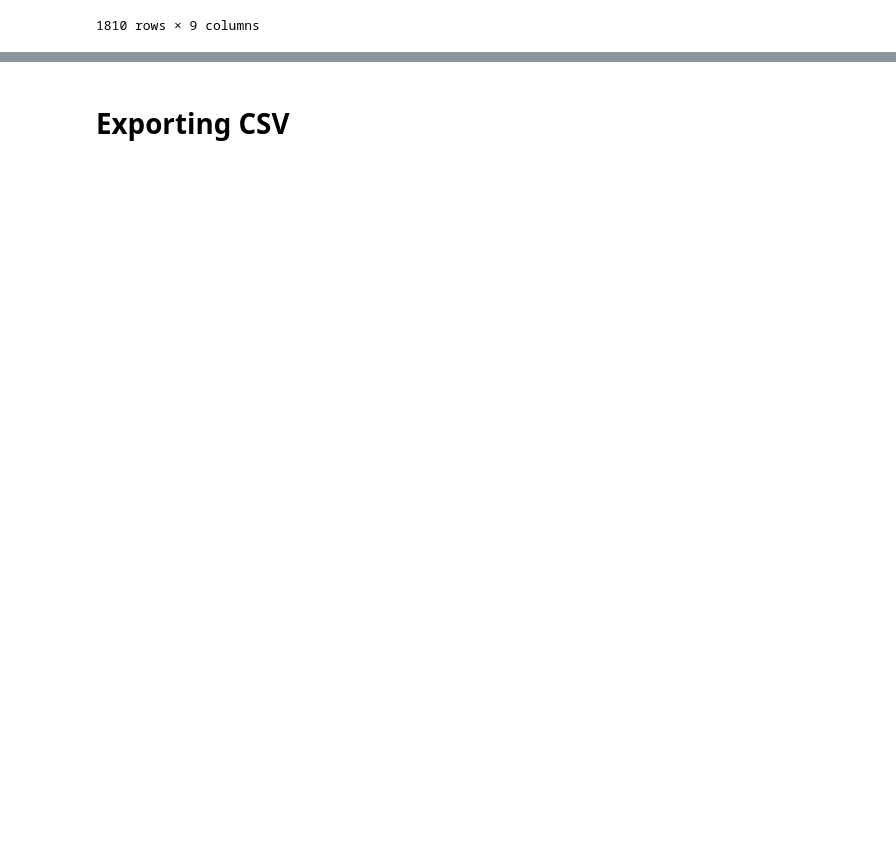
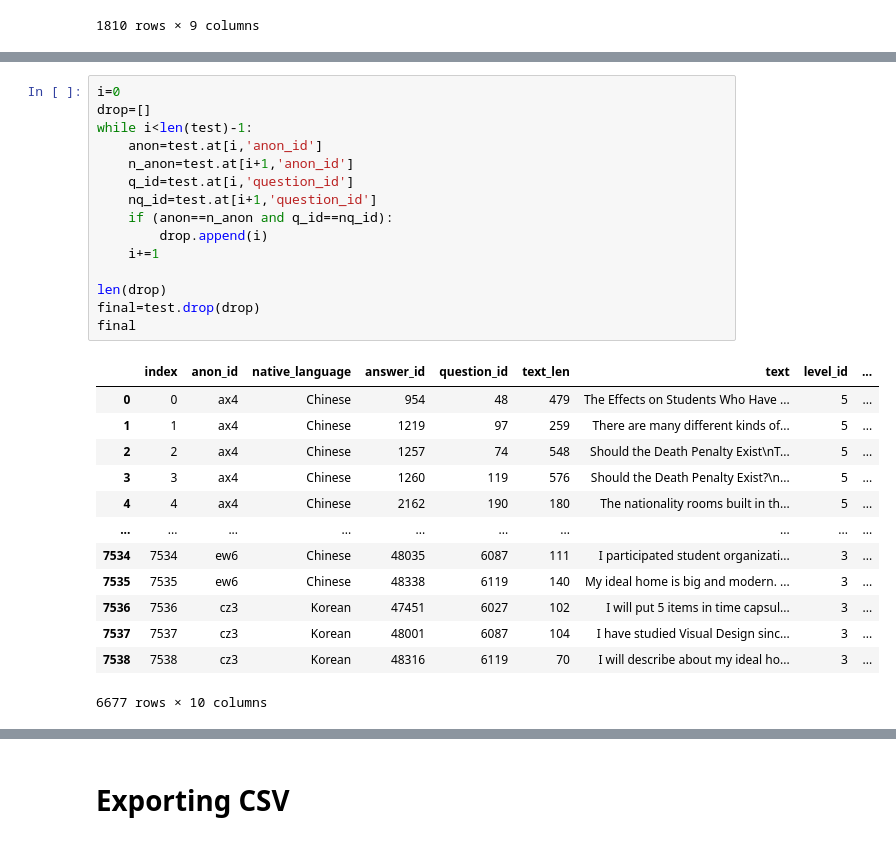
Before and after one commit to mencer456/LRDC-Research, a Jupyter notebook: Gathering Data for CSV Export.ipynb, the cells around one changed output, grey strips where cells are left out. Saved outputs shown, nothing was run; the diff lists cells and outputs as text; blank space fills up the shorter version.

```diff
--- a/Gathering Data for CSV Export.ipynb
+++ b/Gathering Data for CSV Export.ipynb
@@ -292,0 +296,29 @@ textcount_loose
+# %%
+i=0
+drop=[]
+while i<len(test)-1:
+    anon=test.at[i,'anon_id']
+    n_anon=test.at[i+1,'anon_id']
+    q_id=test.at[i,'question_id']
+    nq_id=test.at[i+1,'question_id']
+    if (anon==n_anon and q_id==nq_id):
+        drop.append(i)
+    i+=1
+
+len(drop)
+final=test.drop(drop)
+final
+# %% [output]
+|  | index | anon_id | native_language | answer_id | question_id | text_len | text | level_id | ... |
+| 0 | 0 | ax4 | Chinese | 954 | 48 | 479 | The Effects on Students Who Have ... | 5 | ... |
+| 1 | 1 | ax4 | Chinese | 1219 | 97 | 259 | There are many different kinds of... | 5 | ... |
+| 2 | 2 | ax4 | Chinese | 1257 | 74 | 548 | Should the Death Penalty Exist\nT... | 5 | ... |
+| 3 | 3 | ax4 | Chinese | 1260 | 119 | 576 | Should the Death Penalty Exist?\n... | 5 | ... |
+| 4 | 4 | ax4 | Chinese | 2162 | 190 | 180 | The nationality rooms built in th... | 5 | ... |
+| ... | ... | ... | ... | ... | ... | ... | ... | ... | ... |
+| 7534 | 7534 | ew6 | Chinese | 48035 | 6087 | 111 | I participated student organizati... | 3 | ... |
+| 7535 | 7535 | ew6 | Chinese | 48338 | 6119 | 140 | My ideal home is big and modern. ... | 3 | ... |
+| 7536 | 7536 | cz3 | Korean | 47451 | 6027 | 102 | I will put 5 items in time capsul... | 3 | ... |
+| 7537 | 7537 | cz3 | Korean | 48001 | 6087 | 104 | I have studied Visual Design sinc... | 3 | ... |
+| 7538 | 7538 | cz3 | Korean | 48316 | 6119 | 70 | I will describe about my ideal ho... | 3 | ... |
+6677 rows × 10 columns
```
Also changed, not shown: parts of 7 cells of this notebook.
